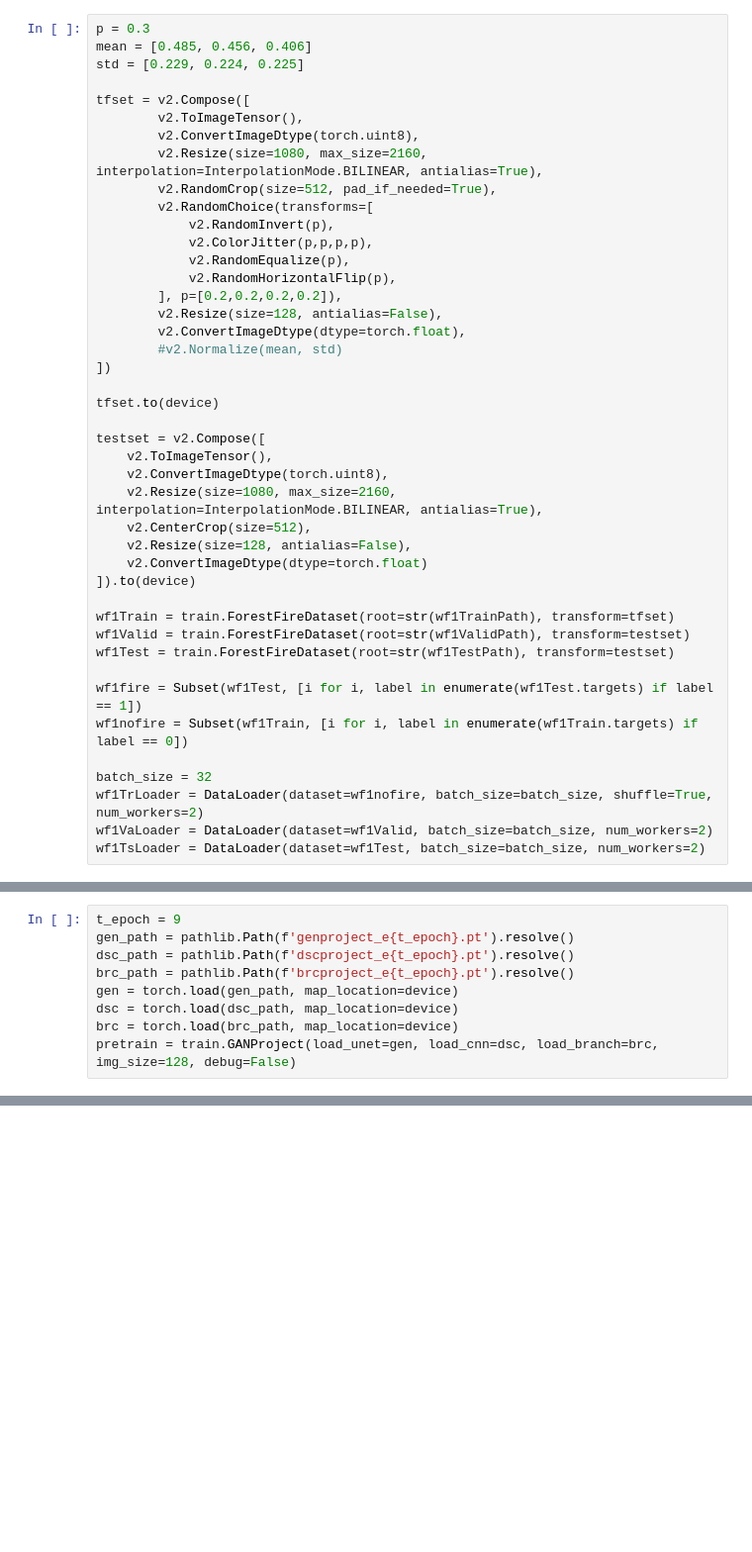
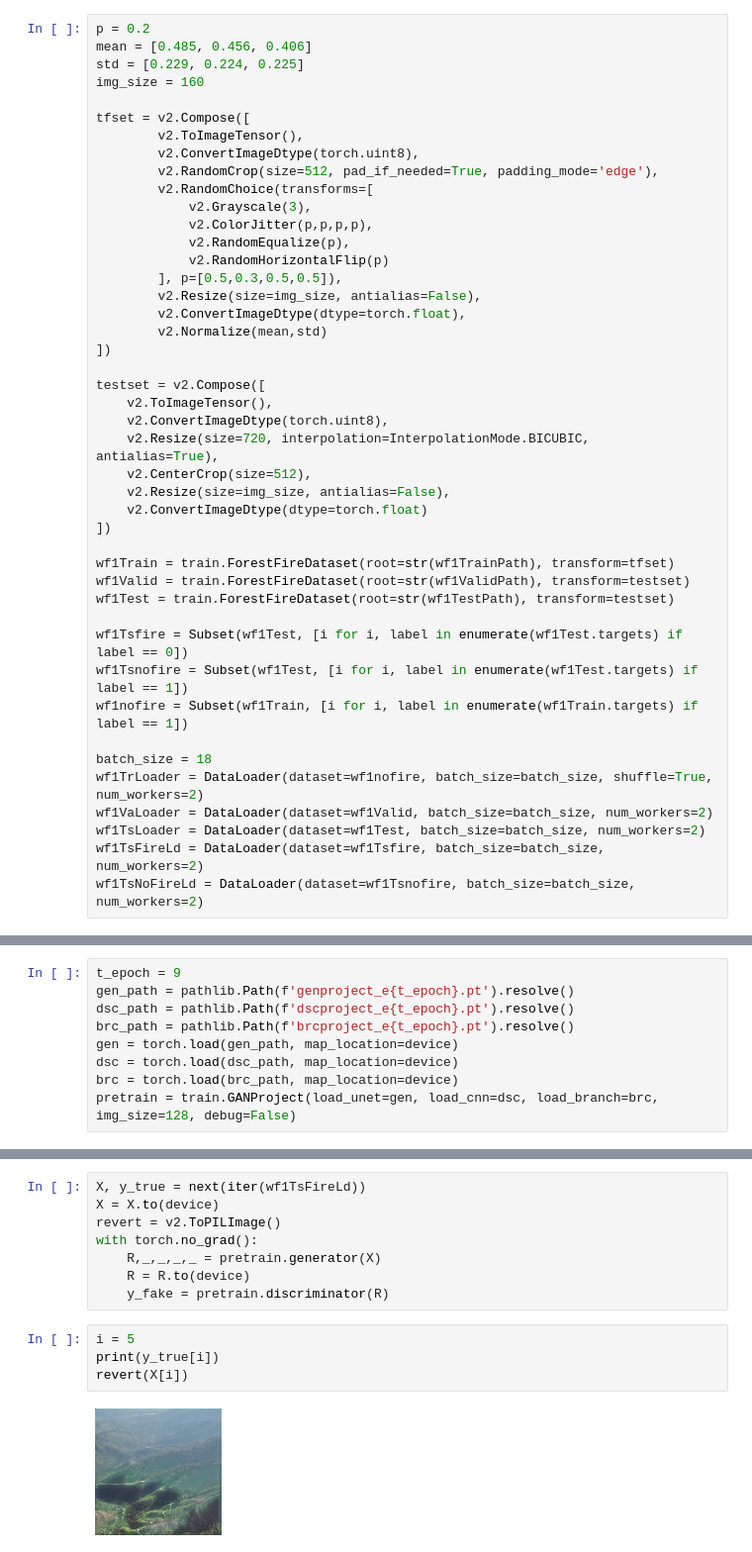
Before and after one commit to winterbird1co/599Proj, a Jupyter notebook: src/ProjectLab.ipynb, the cells around one changed output, grey strips where cells are left out. Shown at 99% size. Cells and saved outputs as stored; diff of their text form; blank space fills up the shorter version.

```diff
--- a/src/ProjectLab.ipynb
+++ b/src/ProjectLab.ipynb
@@ -25,47 +51,48 @@ cuda = True if torch.cuda.is_available() else False
 # %% [markdown]
 Random Idea: What if we train and evaluate using batch of very small random crops (64x64) for each image then adjust loss via bayesian or expected value? Actual set of feature needed to classify a sample can be surprisingly small.
 # %%
-p = 0.3
+p = 0.2
 mean = [0.485, 0.456, 0.406]
 std = [0.229, 0.224, 0.225]
+img_size = 160
 
 tfset = v2.Compose([
         v2.ToImageTensor(),
         v2.ConvertImageDtype(torch.uint8),
-        v2.Resize(size=1080, max_size=2160, interpolation=InterpolationMode.BILINEAR, antialias=True),
-        v2.RandomCrop(size=512, pad_if_needed=True),
+        v2.RandomCrop(size=512, pad_if_needed=True, padding_mode='edge'),
         v2.RandomChoice(transforms=[
-            v2.RandomInvert(p),
+            v2.Grayscale(3),
             v2.ColorJitter(p,p,p,p),
             v2.RandomEqualize(p),
-            v2.RandomHorizontalFlip(p),
-        ], p=[0.2,0.2,0.2,0.2]),
-        v2.Resize(size=128, antialias=False),
+            v2.RandomHorizontalFlip(p)
+        ], p=[0.5,0.3,0.5,0.5]),
+        v2.Resize(size=img_size, antialias=False),
         v2.ConvertImageDtype(dtype=torch.float),
-        #v2.Normalize(mean, std)
+        v2.Normalize(mean,std)
 ])
-
-tfset.to(device)
 
 testset = v2.Compose([
     v2.ToImageTensor(),
     v2.ConvertImageDtype(torch.uint8),
-    v2.Resize(size=1080, max_size=2160, interpolation=InterpolationMode.BILINEAR, antialias=True),
+    v2.Resize(size=720, interpolation=InterpolationMode.BICUBIC, antialias=True),
     v2.CenterCrop(size=512),
-    v2.Resize(size=128, antialias=False),
+    v2.Resize(size=img_size, antialias=False),
     v2.ConvertImageDtype(dtype=torch.float)
-]).to(device)
+])
 
 wf1Train = train.ForestFireDataset(root=str(wf1TrainPath), transform=tfset)
 wf1Valid = train.ForestFireDataset(root=str(wf1ValidPath), transform=testset)
 wf1Test = train.ForestFireDataset(root=str(wf1TestPath), transform=testset)
 
-wf1fire = Subset(wf1Test, [i for i, label in enumerate(wf1Test.targets) if label == 1])
-wf1nofire = Subset(wf1Train, [i for i, label in enumerate(wf1Train.targets) if label == 0])
+wf1Tsfire = Subset(wf1Test, [i for i, label in enumerate(wf1Test.targets) if label == 0])
+wf1Tsnofire = Subset(wf1Test, [i for i, label in enumerate(wf1Test.targets) if label == 1])
+wf1nofire = Subset(wf1Train, [i for i, label in enumerate(wf1Train.targets) if label == 1])
 
-batch_size = 32
+batch_size = 18
 wf1TrLoader = DataLoader(dataset=wf1nofire, batch_size=batch_size, shuffle=True, num_workers=2)
 wf1VaLoader = DataLoader(dataset=wf1Valid, batch_size=batch_size, num_workers=2)
 wf1TsLoader = DataLoader(dataset=wf1Test, batch_size=batch_size, num_workers=2)
+wf1TsFireLd = DataLoader(dataset=wf1Tsfire, batch_size=batch_size, num_workers=2)
+wf1TsNoFireLd = DataLoader(dataset=wf1Tsnofire, batch_size=batch_size, num_workers=2)
 # %%
 epochs = 10
@@ -171,0 +218,14 @@ print(test_result)
+# %%
+X, y_true = next(iter(wf1TsFireLd))
+X = X.to(device)
+revert = v2.ToPILImage()
+with torch.no_grad():
+    R,_,_,_,_ = pretrain.generator(X)
+    R = R.to(device)
+    y_fake = pretrain.discriminator(R)
+# %%
+i = 5
+print(y_true[i])
+revert(X[i])
+# %% [output]
+[figure, added]
```
Also changed, not shown: parts of 13 cells of this notebook, 4 other files.
